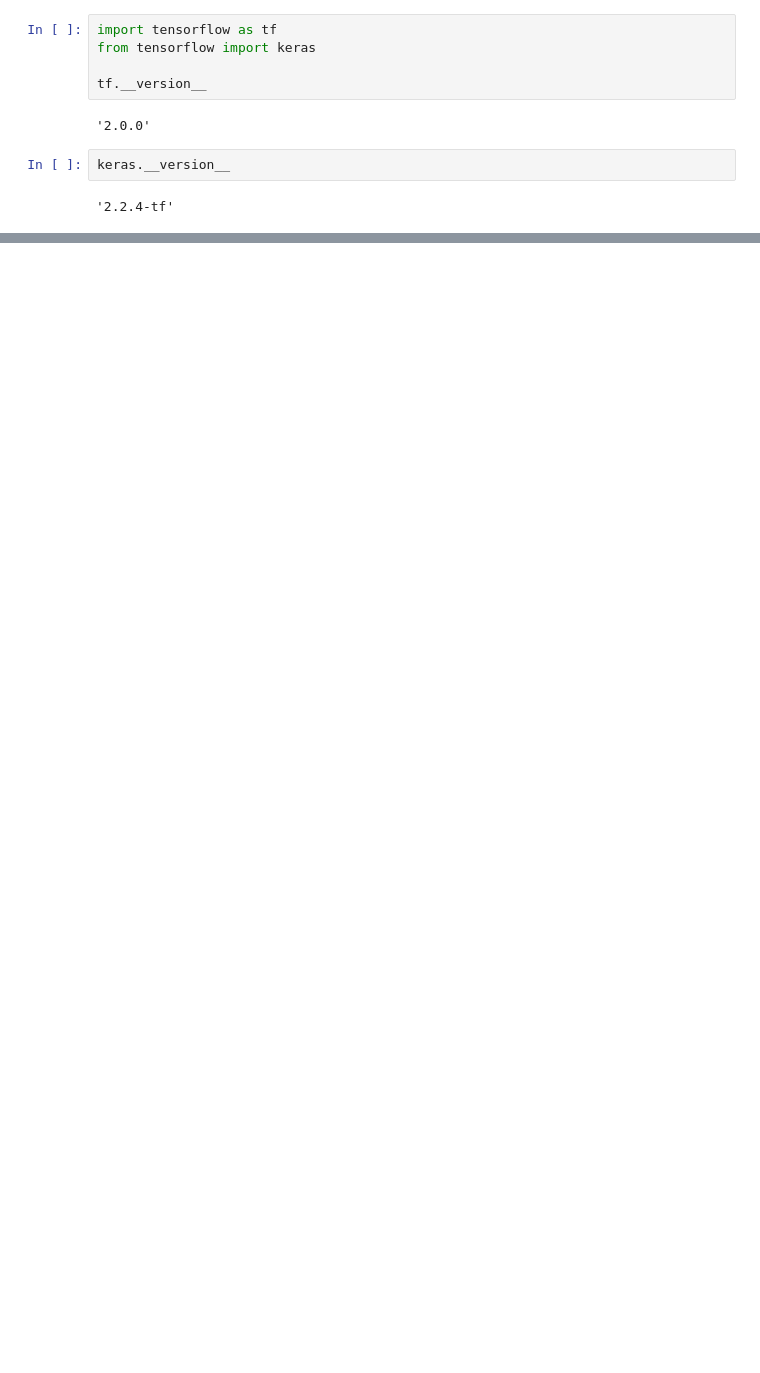
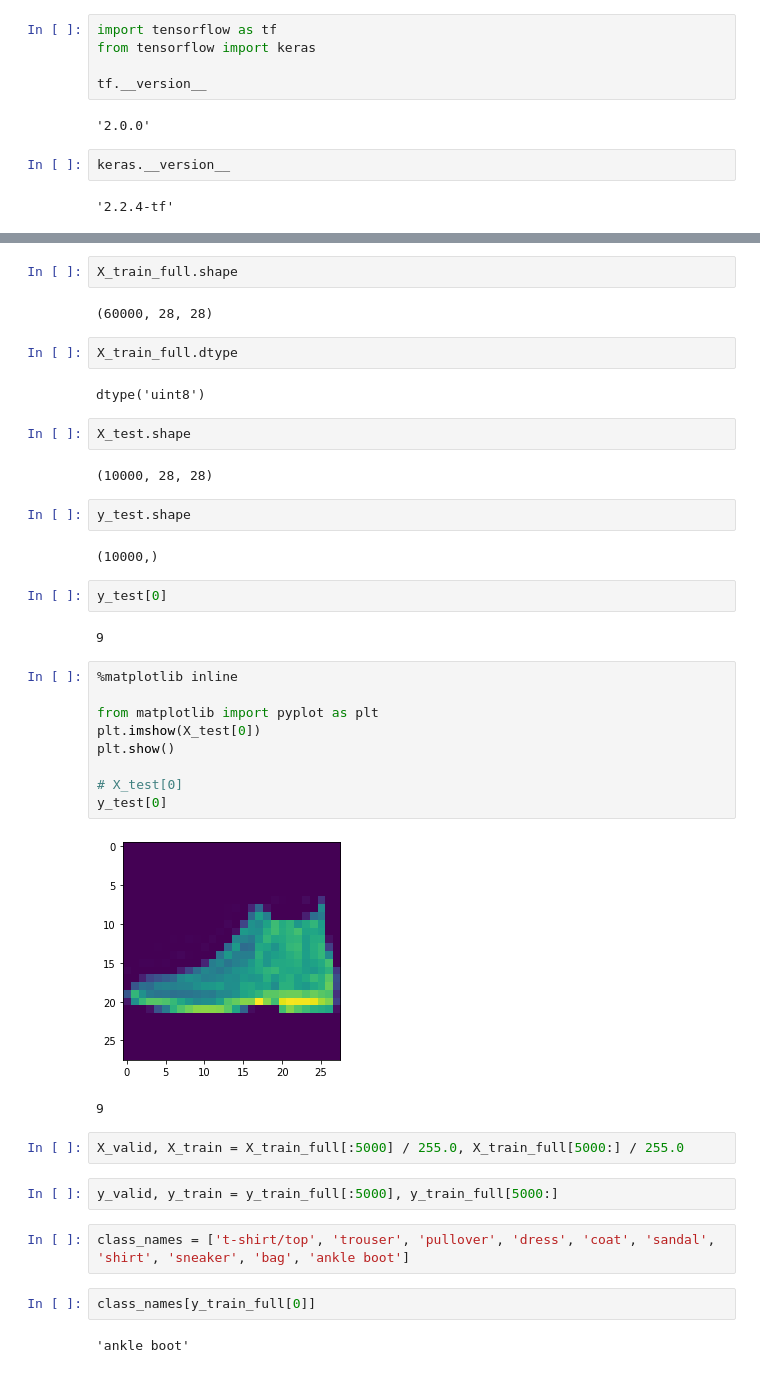
Before and after one commit to dmcclung/HandsOnMachineLearning, a Jupyter notebook: ImageClassifierWithSequentialAPI.ipynb, the cells around one changed output, grey strips where cells are left out. Saved outputs shown, nothing was run; the diff lists cells and outputs as text; blank space fills up the shorter version.

```diff
--- a/ImageClassifierWithSequentialAPI.ipynb
+++ b/ImageClassifierWithSequentialAPI.ipynb
@@ -23,0 +15,42 @@ Downloading data from https://storage.googleapis.com/tensorflow/tf-keras-dataset
+# %%
+X_train_full.shape
+# %% [output]
+(60000, 28, 28)
+# %%
+X_train_full.dtype
+# %% [output]
+dtype('uint8')
+# %%
+X_test.shape
+# %% [output]
+(10000, 28, 28)
+# %%
+y_test.shape
+# %% [output]
+(10000,)
+# %%
+y_test[0]
+# %% [output]
+9
+# %%
+%matplotlib inline
+
+from matplotlib import pyplot as plt
+plt.imshow(X_test[0])
+plt.show()
+
+# X_test[0]
+y_test[0]
+# %% [output]
+[figure, added]
+9
+# %%
+X_valid, X_train = X_train_full[:5000] / 255.0, X_train_full[5000:] / 255.0
+# %%
+y_valid, y_train = y_train_full[:5000], y_train_full[5000:]
+# %%
+class_names = ['t-shirt/top', 'trouser', 'pullover', 'dress', 'coat', 'sandal', 'shirt', 'sneaker', 'bag', 'ankle boot']
+# %%
+class_names[y_train_full[0]]
+# %% [output]
+'ankle boot'
```
Also changed, not shown: parts of 15 cells of this notebook.
